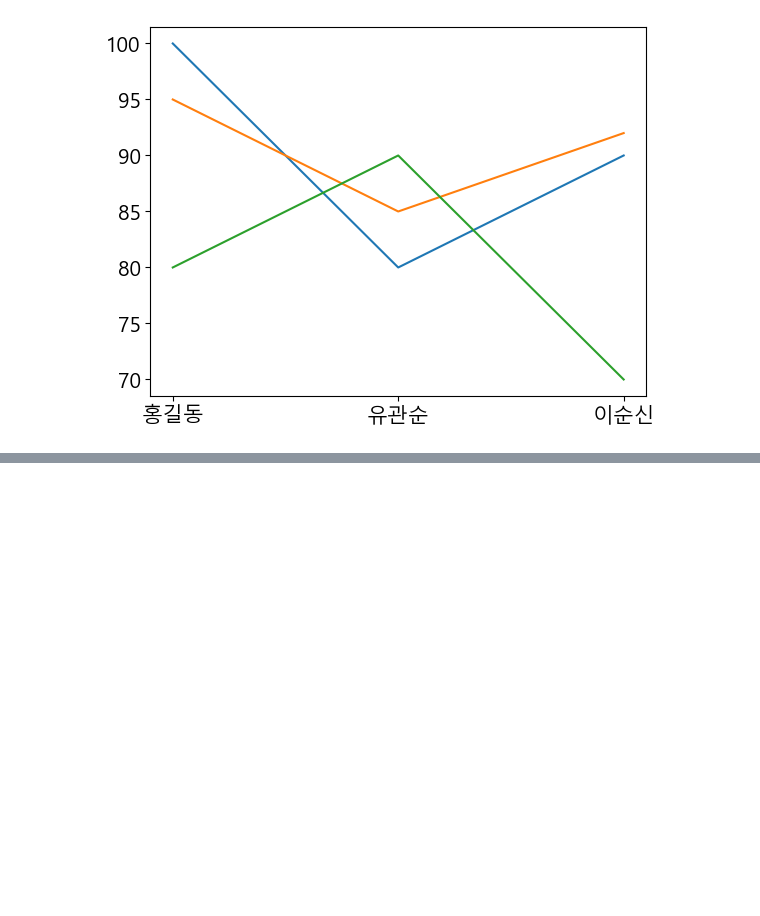
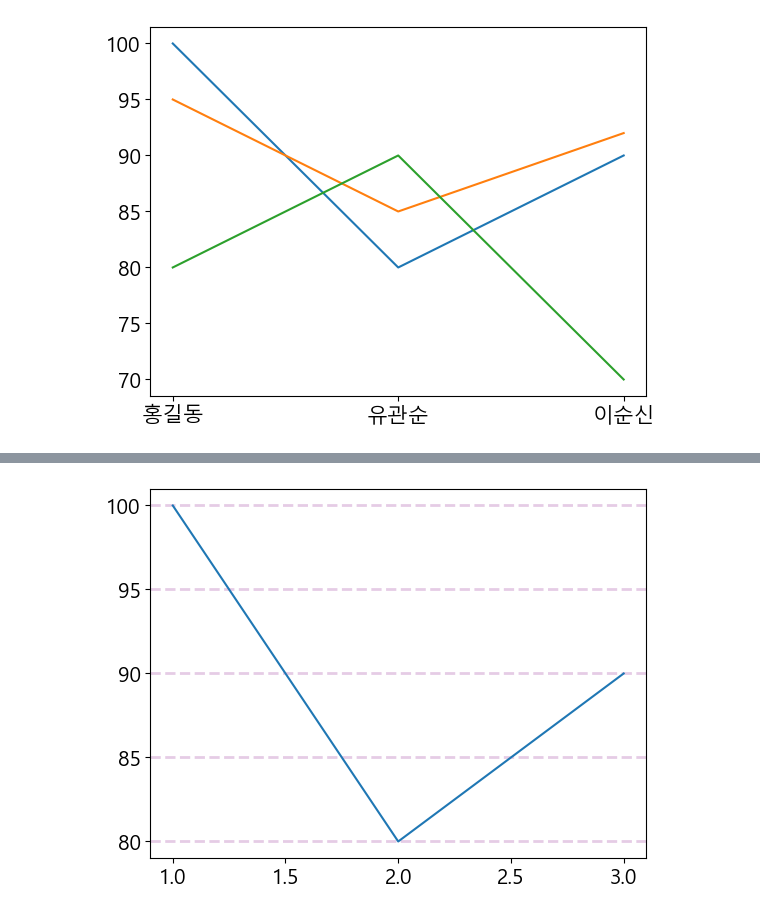
Before and after one commit to onulee/webdata, a Jupyter notebook: w0522/w0522_09.ipynb, the cells around one changed output, grey strips where cells are left out. Cells and saved outputs as stored; diff of their text form; code cells hidden in the pictures; blank space fills up the shorter version.

```diff
--- a/w0522/w0522_09.ipynb
+++ b/w0522/w0522_09.ipynb
@@ -95,0 +146,15 @@ plt.show()
+# %%
+name = ['홍길동','유관순','이순신']
+# no = [1,2,3] # 리스트 타입
+no = np.arange(1,4) #numpy 배열형태로 적용
+kor = [100,80,90]
+eng = [95,85,92]
+math = [80,90,70]
+# %%
+plt.plot(no,kor)
+# 안내선 axis방향 - y축 : 가로방향, x축 : 세로방향
+# color : 색상, alpha : 투명도, linestyle : 선스타일, linewidth : 선두께
+plt.grid(axis='y',color='purple',alpha=0.2,linestyle='--',linewidth=2)
+plt.show()
+# %% [output]
+[figure, added]
```
Also changed, not shown: parts of 8 cells of this notebook.
